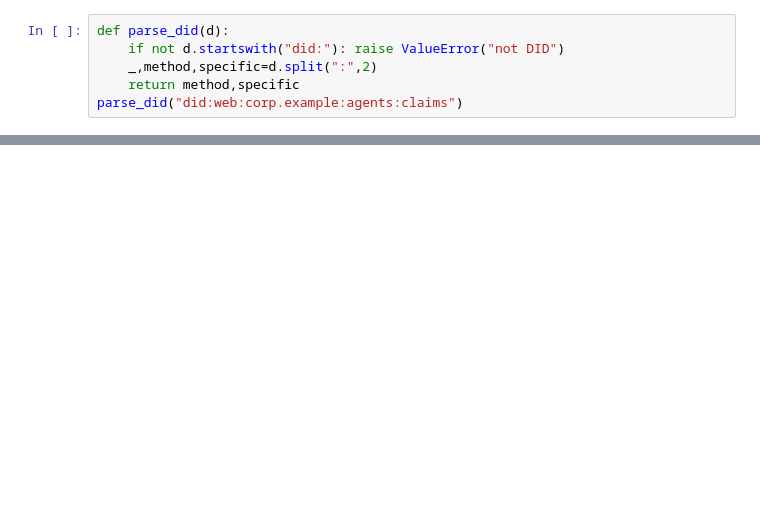
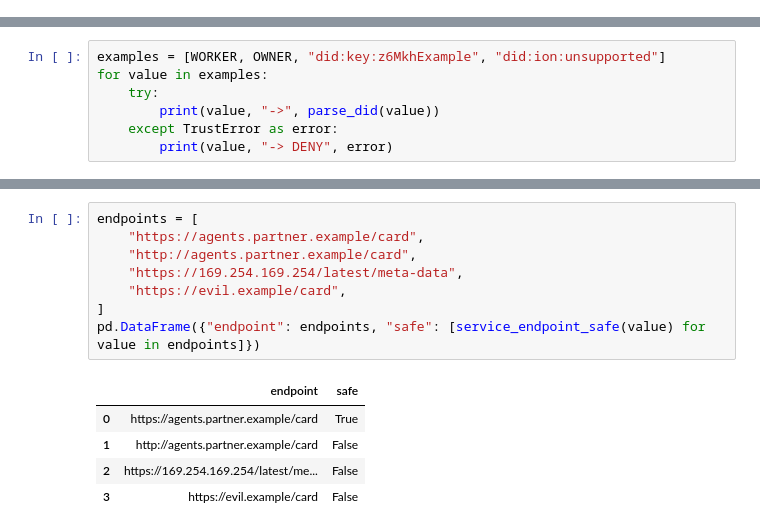
Before and after one commit to mahsa-teimourikia/agent-identity, a Jupyter notebook: curriculum/advanced/06-decentralized-identity-multi-agent-trust/advanced_06_decentralized_identity.ipynb, the cells around one changed output, grey strips where cells are left out. Cells and saved outputs as stored; diff of their text form; blank space fills up the shorter version.

Commit message:
Rebuild decentralized identity trust course

```diff
--- a/curriculum/advanced/06-decentralized-identity-multi-agent-trust/advanced_06_decentralized_identity.ipynb
+++ b/curriculum/advanced/06-decentralized-identity-multi-agent-trust/advanced_06_decentralized_identity.ipynb
@@ -16,6 +0,0 @@ def ub64(x): return base64.urlsafe_b64decode(x+"="*(-len(x)%4))
-# %%
-def parse_did(d):
-    if not d.startswith("did:"): raise ValueError("not DID")
-    _,method,specific=d.split(":",2)
-    return method,specific
-parse_did("did:web:corp.example:agents:claims")
@@ -332,0 +66,7 @@ Adversarial requirements:
+# %%
+examples = [WORKER, OWNER, "did:key:z6MkhExample", "did:ion:unsupported"]
+for value in examples:
+    try:
+        print(value, "->", parse_did(value))
+    except TrustError as error:
+        print(value, "-> DENY", error)
@@ -332,0 +172,14 @@ Adversarial requirements:
+# %%
+endpoints = [
+    "https://agents.partner.example/card",
+    "http://agents.partner.example/card",
+    "https://169.254.169.254/latest/meta-data",
+    "https://evil.example/card",
+]
+pd.DataFrame({"endpoint": endpoints, "safe": [service_endpoint_safe(value) for value in endpoints]})
+# %% [output]
+|  | endpoint | safe |
+| 0 | https://agents.partner.example/card | True |
+| 1 | http://agents.partner.example/card | False |
+| 2 | https://169.254.169.254/latest/me... | False |
+| 3 | https://evil.example/card | False |
```
Also changed, not shown: parts of 136 cells of this notebook, 14 other files.
